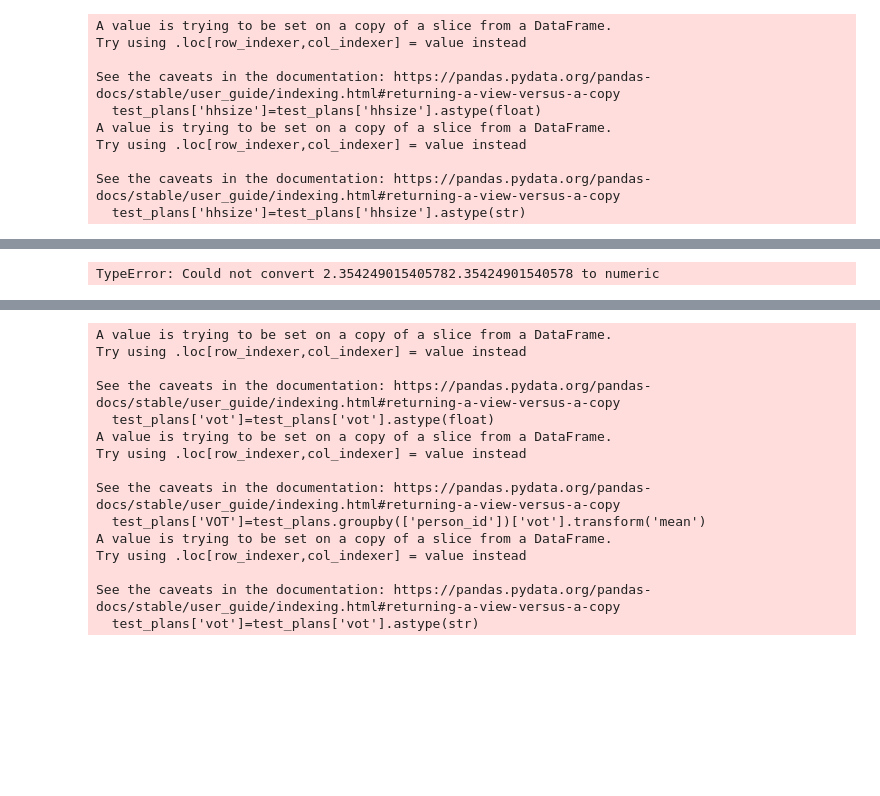
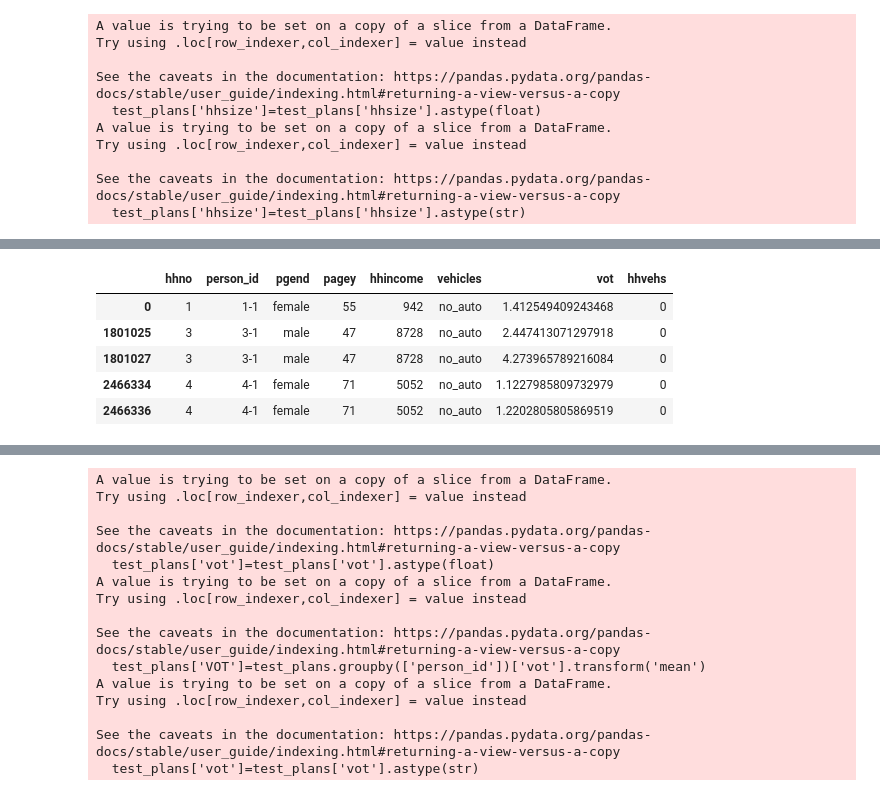
Before and after one commit to tscore-utc/scenarios, a Jupyter notebook: convert/Script/01 SF-CHAMP To MATSim All Trips Formatting Corrected.ipynb, the cells around one changed output, grey strips where cells are left out. Saved outputs shown, nothing was run; the diff lists cells and outputs as text; code cells hidden in the pictures; blank space fills up the shorter version.

```diff
--- a/convert/Script/01 SF-CHAMP To MATSim All Trips Formatting Corrected.ipynb
+++ b/convert/Script/01 SF-CHAMP To MATSim All Trips Formatting Corrected.ipynb
@@ -325,4 +324,10 @@ NameError: name 'plans_df' is not defined
 # %%
-plans_attrib=plans_df[['hhno','person_id','pgend','pagey','hhincome','vehicles','vot']]
+plans_attrib=plans_df[['hhno','person_id','pgend','pagey','hhincome','vehicles','vot','hhvehs']].drop_duplicates()
+plans_attrib.head()
 # %% [output]
-TypeError: Could not convert 2.354249015405782.35424901540578 to numeric
+|  | hhno | person_id | pgend | pagey | hhincome | vehicles | vot | hhvehs |
+| 0 | 1 | 1-1 | female | 55 | 942 | no_auto | 1.412549409243468 | 0 |
+| 1801025 | 3 | 3-1 | male | 47 | 8728 | no_auto | 2.447413071297918 | 0 |
+| 1801027 | 3 | 3-1 | male | 47 | 8728 | no_auto | 4.273965789216084 | 0 |
+| 2466334 | 4 | 4-1 | female | 71 | 5052 | no_auto | 1.1227985809732979 | 0 |
+| 2466336 | 4 | 4-1 | female | 71 | 5052 | no_auto | 1.2202805805869519 | 0 |
```
Also changed, not shown: parts of 7 cells of this notebook, 1 other file.
